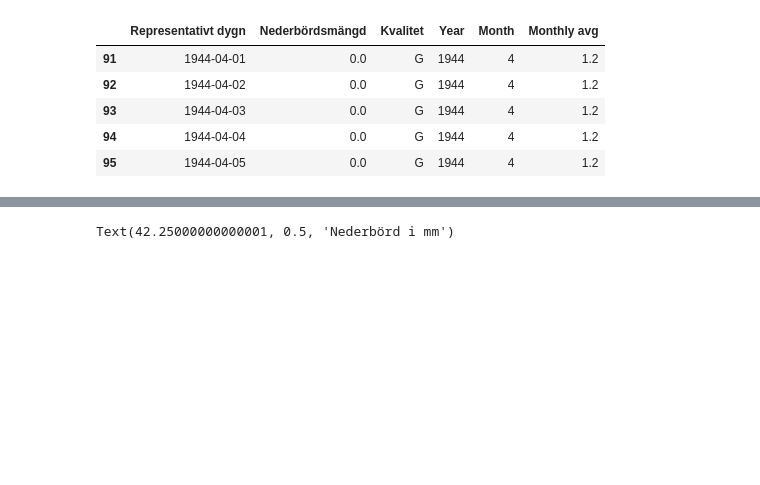
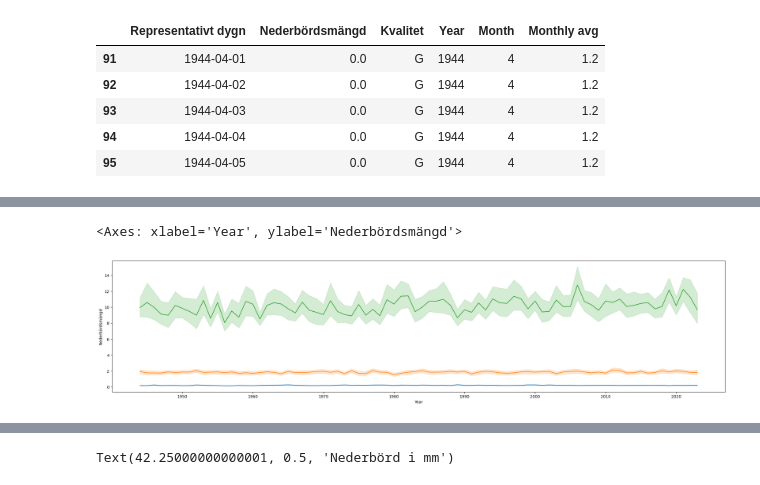
Before and after one commit to msteele919/projectwork, a Jupyter notebook: Kristoffer/plotting.ipynb, the cells around one changed output, grey strips where cells are left out. Cells and saved outputs as stored; diff of their text form; code cells hidden in the pictures; blank space fills up the shorter version.

```diff
--- a/Kristoffer/plotting.ipynb
+++ b/Kristoffer/plotting.ipynb
@@ -178,0 +218,8 @@ Antal dagar sedan 1944 med kraftigt regn: 5376
+# %%
+fig, ax = plt.subplots(figsize=(28, 6))
+sns.lineplot(data=lattregn, x='Year', y='Nederbördsmängd')
+sns.lineplot(data=mattligtregn, x='Year', y='Nederbördsmängd')
+sns.lineplot(data=kraftigtregn, x='Year', y='Nederbördsmängd')
+# %% [output]
+<Axes: xlabel='Year', ylabel='Nederbördsmängd'>
+[figure, added]
```
Also changed, not shown: parts of 20 cells of this notebook, 1 other file.
